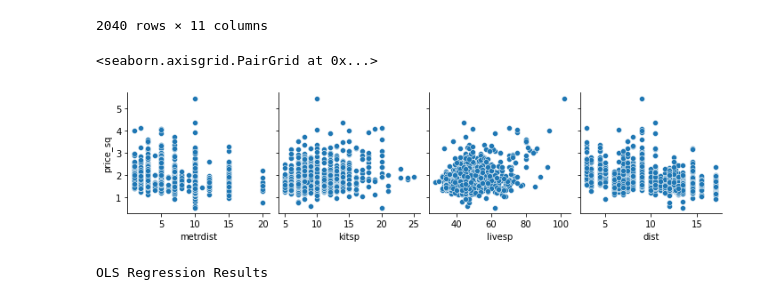
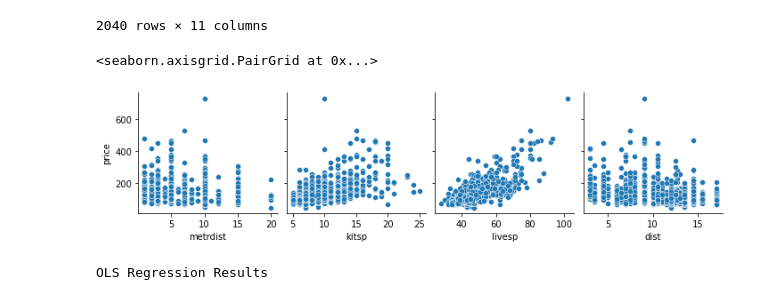
Before and after one commit to pvpogorelova/ec_metrics, a Jupyter notebook: Sem11.ipynb, the cells around one changed output. Drawn from its saved outputs; the diff is of its cells as text; code cells hidden in the pictures.

```diff
--- a/Sem11.ipynb
+++ b/Sem11.ipynb
@@ -45,10 +45,10 @@ flats
 2040 rows × 11 columns
 # %%
 # Построим графики зависимостей цены 1 кв.м. квартиры от факторов
-sns.pairplot(flats, x_vars=["metrdist", "kitsp", "livesp", "dist"], y_vars=["price_sq"])
+sns.pairplot(flats, x_vars=["metrdist", "kitsp", "livesp", "dist"], y_vars=["price"])
 # %% [output]
 <seaborn.axisgrid.PairGrid at 0x...>
-[figure, old version]
+[figure, new version]
 # %%
 reg = smf.ols("price ~ livesp + kitsp + dist + metrdist", flats).fit()
 reg.summary()
```
